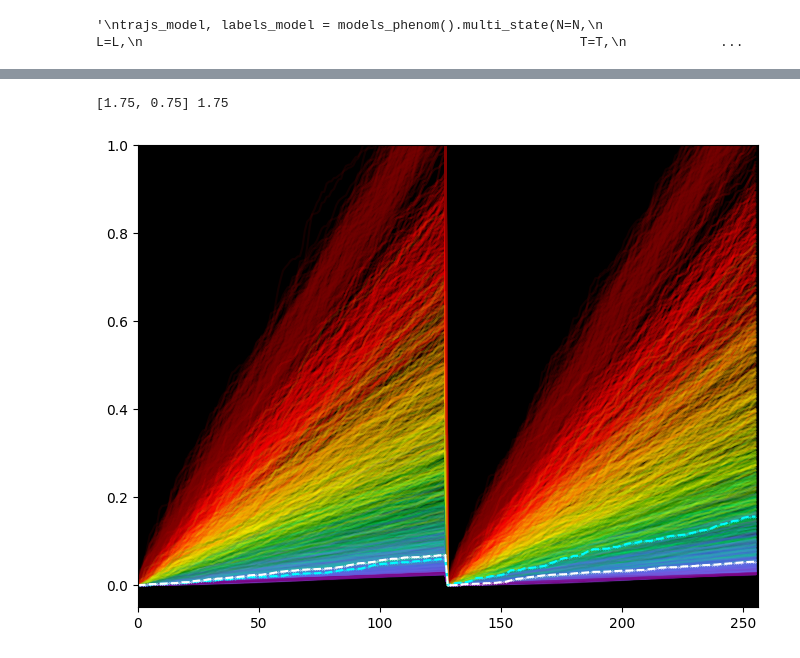
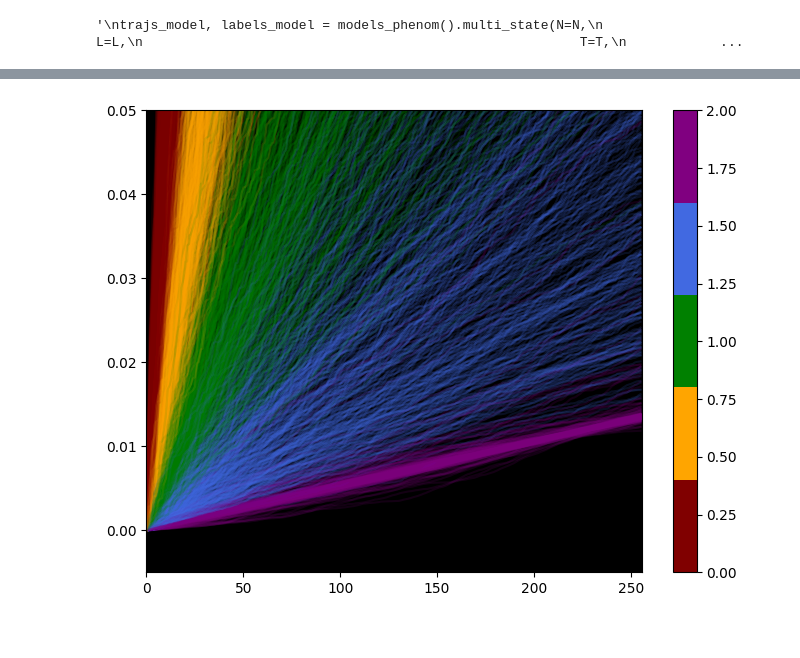
Before and after one commit to JunwooParkSaribu/SPT_a, a Jupyter notebook: analysis_modeling/training_sample3.ipynb, the cells around one changed output, grey strips where cells are left out. Drawn from its saved outputs; the diff is of its cells as text; code cells hidden in the pictures.

```diff
--- a/analysis_modeling/training_sample3.ipynb
+++ b/analysis_modeling/training_sample3.ipynb
@@ -36,14 +36,15 @@ To enable the following instructions: AVX2 FMA, in other operations, rebuild Ten
 # %%
 TIME_INTERVAL = 1
 NB_INPUT_FEATURES = 1
-NB_LABEL_FEATURES = 9
+NB_LABEL_FEATURES = 5
 WINDOW_WIDTH=256
 SHIFT=32
 SHUFFLE=True
 MAX_EPOCHS = 10000
 BATCH_SIZE=256
 PATIENCE=250
-alphas = [0.001, 0.25, 0.5, 0.75, 1.0, 1.25, 1.5, 1.75, 1.999]
+#alphas = [0.001, 0.25, 0.5, 0.75, 1.0, 1.25, 1.5, 1.75, 1.999]
+alphas = [0.001, 0.5, 1.0,  1.5, 1.999]
 # %%
 #random.seed(38)
 #strandom.seed(38)
@@ -270,11 +279,16 @@ while len(cp_seqs) < 100:
             for index, seqxy in enumerate([[change_point_containing_seq[:, 0], change_point_containing_seq[:, 1]],
                                            [non_change_point_containing_seq[:, 0], non_change_point_containing_seq[:, 1]]]):
                 xs = seqxy[0]
-                xs1 = (xs[:int(0.5*len(xs))] - np.mean(xs[:int(0.5*len(xs))])) / np.std(xs[:int(0.5*len(xs))])
-                xs2 = (xs[int(0.5*len(xs)):] - np.mean(xs[int(0.5*len(xs)):])) / np.std(xs[int(0.5*len(xs)):])
+                xs1 = xs[:int(0.5*len(xs))]
+                xs2 = xs[int(0.5*len(xs)):]
+                xs1 = xs1 - float(xs1[0])
+                xs2 = xs2 - float(xs2[0])
+                xs1 = (xs1 - np.mean(xs1)) / np.std(xs1)
+                xs2 = (xs2 - np.mean(xs2)) / np.std(xs2)
+
                 if index == 0:
-                    xs1 = np.cumsum(abs(uncumulate(xs1))) / (WINDOW_WIDTH/2)
-                    xs2 = np.cumsum(abs(uncumulate(xs2))) / (WINDOW_WIDTH/2)
+                    xs1 = np.cumsum(abs(uncumulate(xs1)))
+                    xs2 = np.cumsum(abs(uncumulate(xs2)))
 
                     ## interpolate x2
                     xs1 = np.insert(xs1, -1, xs1[-1])
@@ -296,8 +310,8 @@ while len(cp_seqs) < 100:
                         new_xs2.append(xval)
                         new_xs2.append(inter_xval)
                     new_xs2 = np.array(new_xs2)
-                    xs1 = new_xs1
-                    xs2 = new_xs2
+                    xs1 = new_xs1 / (WINDOW_WIDTH/2)
+                    xs2 = new_xs2 / (WINDOW_WIDTH/2)
                 else:
                     xs1 = np.cumsum(abs(uncumulate(xs1))) / (WINDOW_WIDTH/2)
                     xs2 = np.cumsum(abs(uncumulate(xs2))) / (WINDOW_WIDTH/2)
@@ -345,24 +359,28 @@ print(train_input.shape, train_label.shape, val_input.shape, val_label.shape)
 # %%
+fig = plt.figure()
 ax = plt.axes()
 ax.set_facecolor("k")
-color_set = ['maroon', 'red', 'orange', 'yellow', 'green', 'springgreen', 'royalblue', 'mediumslateblue', 'purple']
-myrange = np.arange(9, 10)
+color_set = ['maroon', 'orange',  'green',  'royalblue', 'purple']
+cmap = mpl.colors.ListedColormap(color_set)
+myrange = np.arange(47, 48)
 for i in range(0, 2000):
     color = color_set[train_label[i][0]]
-    plt.plot(train_input[i], label=f'{train_label[i]}', color=color, alpha=0.15, zorder=-1)
+    ax.plot(train_input[i], label=f'{train_label[i]}', color=color, alpha=0.15, zorder=-1)
+"""
 for cp_seq, changepoint_alpha, non_cp_seq, non_cp_alpha in zip(cp_seqs[myrange[0]:myrange[0]+1],
                                                                cp_alphasets[myrange[0]:myrange[0]+1],
                                                                non_cp_seqs[myrange[0]:myrange[0]+1],
                                                                non_cp_alphasets[myrange[0]:myrange[0]+1]):
     print(changepoint_alpha, non_cp_alpha)
-    plt.plot(cp_seq, color='aqua', alpha=1.0, marker='o', linestyle='dashed', markersize=0.3)
-    plt.plot(non_cp_seq, color='white', alpha=1.0, marker='o', linestyle='dashed', markersize=0.3)
-plt.xlim([0.0, WINDOW_WIDTH])
-plt.ylim([-0.05, 1.0])
+    ax.plot(cp_seq, color='aqua', alpha=1.0, marker='o', linestyle='dashed', markersize=0.3)
+    ax.plot(non_cp_seq, color='white', alpha=1.0, marker='o', linestyle='dashed', markersize=0.3)
+"""
+ax.set_xlim([0.0, WINDOW_WIDTH])
+ax.set_ylim([-0.005, 0.05])
+fig.colorbar(mpl.cm.ScalarMappable(cmap=cmap, norm=mpl.colors.Normalize(vmin=0, vmax=2)))
 plt.savefig(f'./{WINDOW_WIDTH}.png', transparent=True)
 # %% [output]
-[1.75, 0.75] 1.75
-[figure, old version]
+[figure, new version]
 # %%
 train_tf = tf.data.Dataset.from_tensor_slices((train_input, train_label)).batch(BATCH_SIZE)
 val_tf = tf.data.Dataset.from_tensor_slices((val_input, val_label)).batch(BATCH_SIZE)
```
Also changed, not shown: parts of 10 cells of this notebook, 3 other files.
